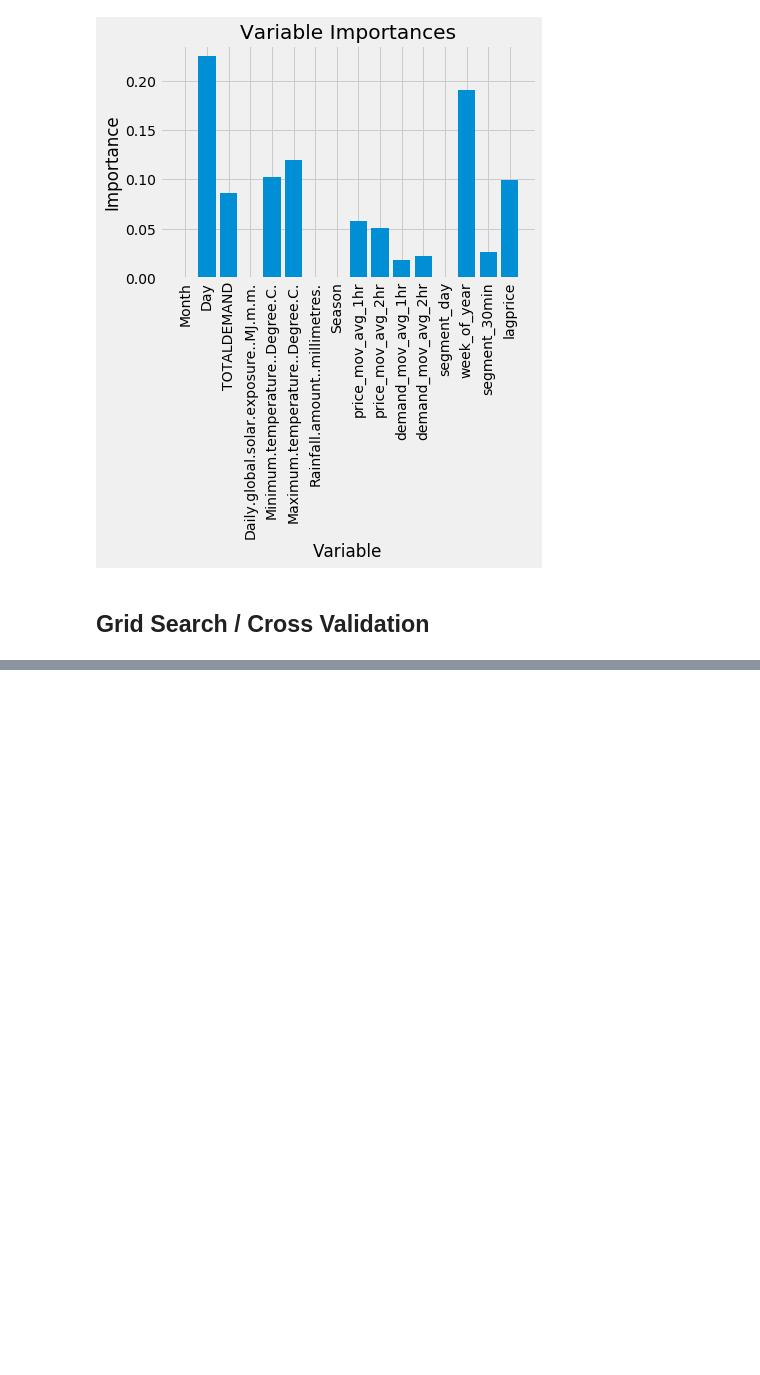
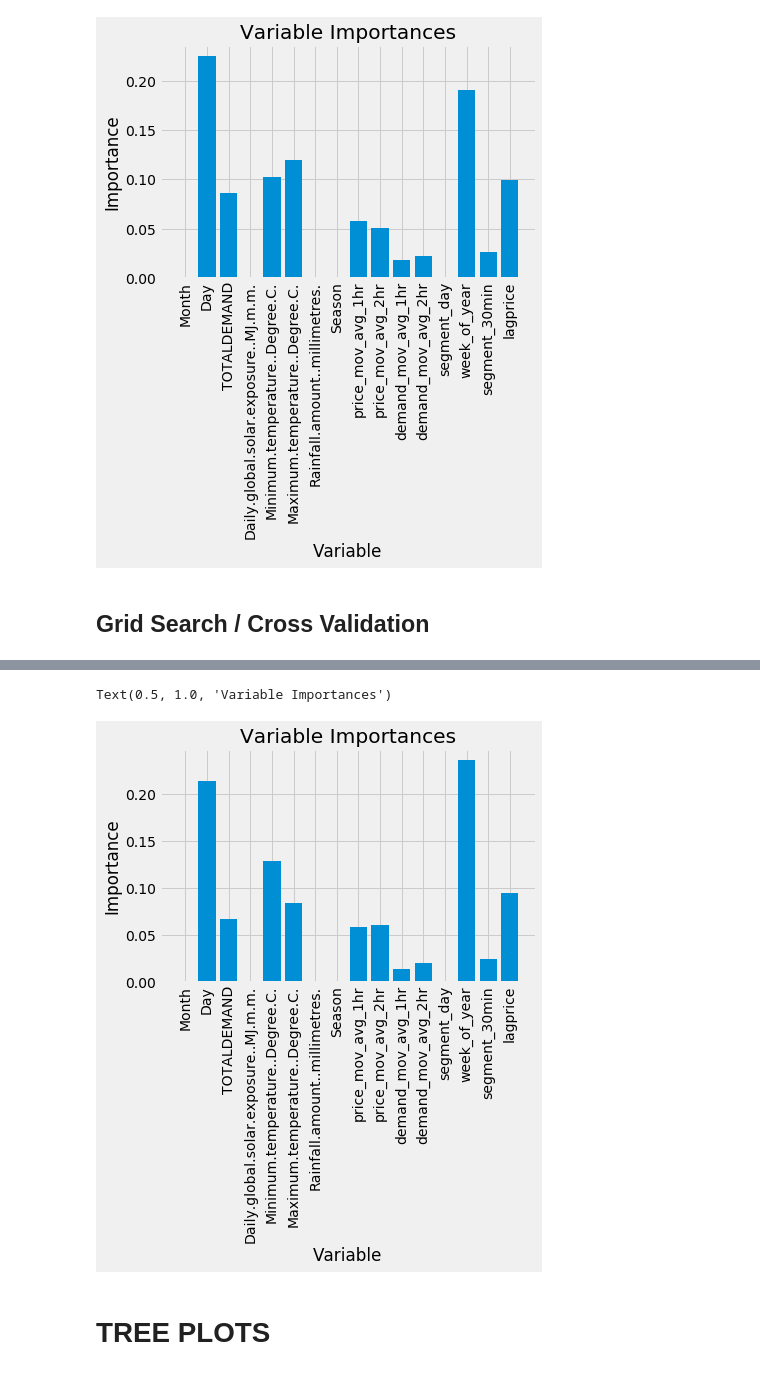
Before and after one commit to DonaldTurton/AT2_Advanced_Data_Algorithms, a Jupyter notebook: XGB_Model.ipynb, the cells around one changed output, grey strips where cells are left out. Drawn from its saved outputs; the diff is of its cells as text; code cells hidden in the pictures; blank space fills up the shorter version.

```diff
--- a/XGB_Model.ipynb
+++ b/XGB_Model.ipynb
@@ -741,0 +797,11 @@ Accuracy: 82.9 %.
+# %%
+xgb_Gimportances = xgb_G.feature_importances_
+
+# List of tuples with variable and importance
+xgb_Gfeature_importances = [(feature, round(xgb_Gimportances, 2)) for feature, xgb_Gimportances in zip(list(X.columns), xgb_Gimportances)]
+
+# Sort the feature importances by most important first
+xgb_Gfeature_importances = sorted(xgb_Gfeature_importances, key = lambda X: X[1], reverse = True)
+
+# Print out the feature and importances
+[print('Variable: {:20} Importance: {}'.format(*pair)) for pair in xgb_Gfeature_importances]
@@ -741,0 +841,26 @@ Accuracy: 82.9 %.
+# %%
+#Plot variable importance
+
+# Import matplotlib for plotting and use magic command for Jupyter Notebooks
+import matplotlib.pyplot as plt
+%matplotlib inline
+
+# Set the style
+plt.style.use('fivethirtyeight')
+
+# list of x locations for plotting
+xgb_G_x_values = list(range(len(xgb_Gimportances)))
+
+# Make a bar chart
+plt.bar(xgb_G_x_values, xgb_Gimportances, orientation = 'vertical')
+
+# Tick labels for x axis
+plt.xticks(xgb_G_x_values, list(X.columns), rotation='vertical')
+
+# Axis labels and title
+plt.ylabel('Importance'); plt.xlabel('Variable'); plt.title('Variable Importances')
+# %% [output]
+Text(0.5, 1.0, 'Variable Importances')
+[figure, added]
+# %% [markdown]
+# TREE PLOTS
```
Also changed, not shown: parts of 28 cells of this notebook.
